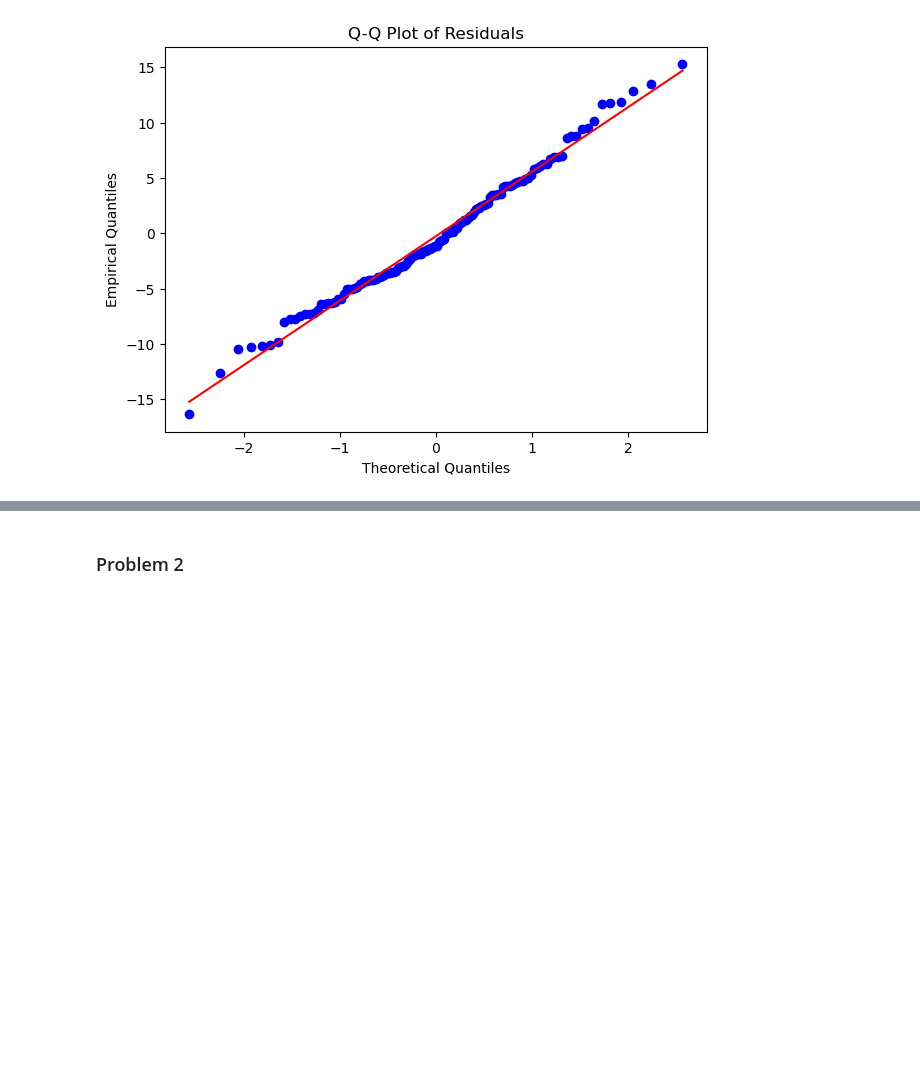
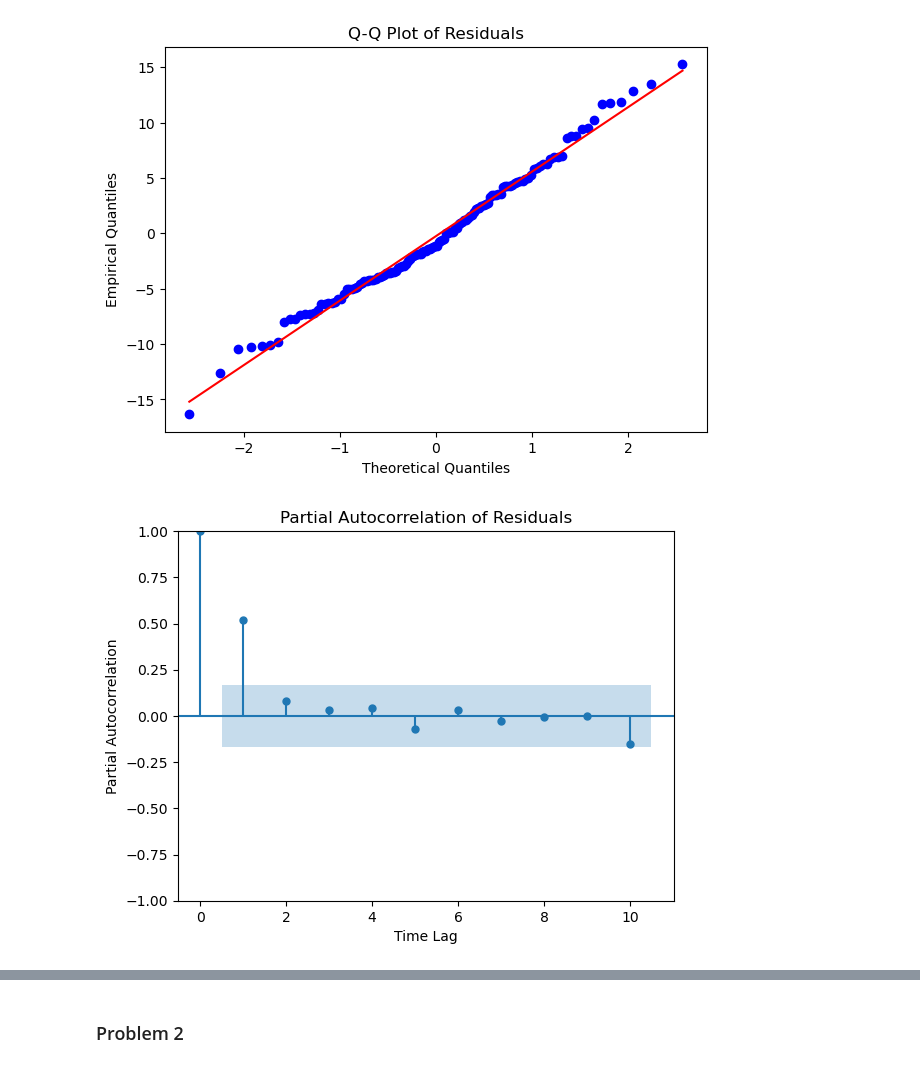
Before and after one commit to BEE4850-SP25/hw02-christinemswanson, a Jupyter notebook: hw02.ipynb, the cells around one changed output, grey strips where cells are left out. Cells and saved outputs as stored; diff of their text form; code cells hidden in the pictures; blank space fills up the shorter version.

```diff
--- a/hw02.ipynb
+++ b/hw02.ipynb
@@ -140,10 +144,11 @@ temp_data = temp_data[(temp_data["Time"] >= 1880) & (temp_data["Time"] <= 2013)]
 
 temp_data = temp_data.reset_index(drop=True) # need to reset the index after filtering the rows
 # %%
-# function to simulate global mean sea levels under set of model params after discretizing eqns
+# function to simulate global mean sea levels under set of model
+# params after discretizing eqns
 
 # create model for sea level based on temp
-def sea_level_model(global_temp, p=(129, 770, 208, -2)): # params = a, b, tau, S0 from Grinsted et al. (2010)
+def sea_level_model(global_temp, p=(1,1,1,1)): # params = a, b, tau, S0
 
     # define our unknown param values based on input to function
     a, b, tau, S0 = p
@@ -161,28 +166,33 @@ def sea_level_model(global_temp, p=(129, 770, 208, -2)): # params = a, b, tau, S
     return S
 
 def sea_level_model_wrap(params):
-    return sea_level_model(global_temp=temp_data['Anomaly_deg_C_normalized'], p=params)
+    return sea_level_model(global_temp=temp_data['Anomaly_deg_C_normalized'],
+                           p=params)
 # %%
 # fit model under assumption of Gaussian iid residuals by MLE
 
 def gaussian_iid_homosked(params, sea_level_data, sea_level_error, m):
-    # note - sigma here is standard deviation of the discrepancy term
+    # sigma here is standard deviation of the discrepancy term
     a, b, tau, S0, sigma = params
     sea_level_sim = m((a, b, tau, S0))
 
     # documentation scipy: loc is mean, scale is standard deviation
-    ll = np.sum(norm.logpdf(sea_level_data, loc=sea_level_sim, scale=np.sqrt(sigma**2 + sea_level_error**2)))
+    ll = np.sum(norm.logpdf(sea_level_data,
+                            loc=sea_level_sim,
+                            scale=np.sqrt(sigma**2 + sea_level_error**2)))
     return ll
 
-# a, b, tau, S0, sigma (note, Grinsted et al. units are in m, our units are in mm)
-lower = [1, -700, 100, -200, 0]
-upper = [2000, 1500, 300, 550, 10.0]
+# a, b, tau, S0, sigma (note, Grinsted et al. units are in m, our
+# units are in mm)
+
+# set the bounds really wide, to avoid estimating parameter
+# exactly as upper or lower bound
+lower = [-2000, -2000, 0.1, -2000, 0]
+upper = [2000, 2000, 2000, 2000, 10.0]
 
 #p0 = [129, 770, 208, -2, 1.0]
 p0 = [1.0, 1.0, 1.0, 1.0, 1.0]
 
-# result = minimize(lambda params: -gaussian_iid_homosked(params, sea_level_data = sea_filt['GMSL_anom_normalized'], sea_level_error=sea_filt['GMSL uncertainty (mm)'], m=sea_level_model_wrap), p0, bounds=list(zip(lower, upper)))
-# θ_iid = result.x
 def neg_log_likelihood(params):
     return -gaussian_iid_homosked(
         params,
@@ -191,7 +201,8 @@ def neg_log_likelihood(params):
         m=sea_level_model_wrap
     )
 
-result = minimize(neg_log_likelihood, p0, bounds=list(zip(lower, upper)))
+result = minimize(neg_log_likelihood, p0,
+                  bounds=list(zip(lower, upper)))
 
 θ_iid = result.x
 # %%
@@ -241,6 +253,19 @@ ax.set_ylabel("Empirical Quantiles")
 plt.show()
 # %% [output]
 [figure]
+# %%
+# partial autocorrelation plot to assess independence of residuals
+
+from statsmodels.graphics.tsaplots import plot_pacf
+
+plot_pacf(residuals, lags=10)
+plt.title("Partial Autocorrelation of Residuals")
+plt.xlabel("Time Lag")
+plt.ylabel("Partial Autocorrelation")
+
+plt.show()
+# %% [output]
+[figure, added]
 # %% [markdown]
 **RESPONSE:**
 
```
Also changed, not shown: parts of 32 cells of this notebook.
